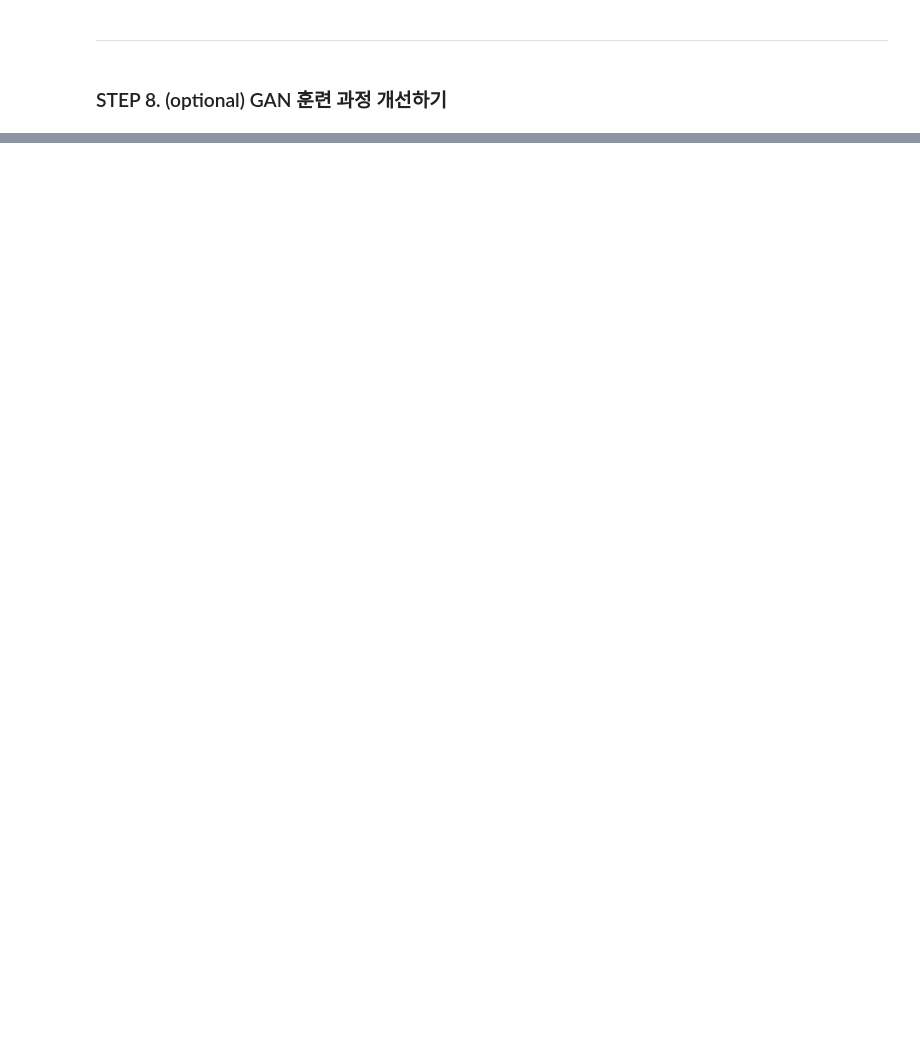
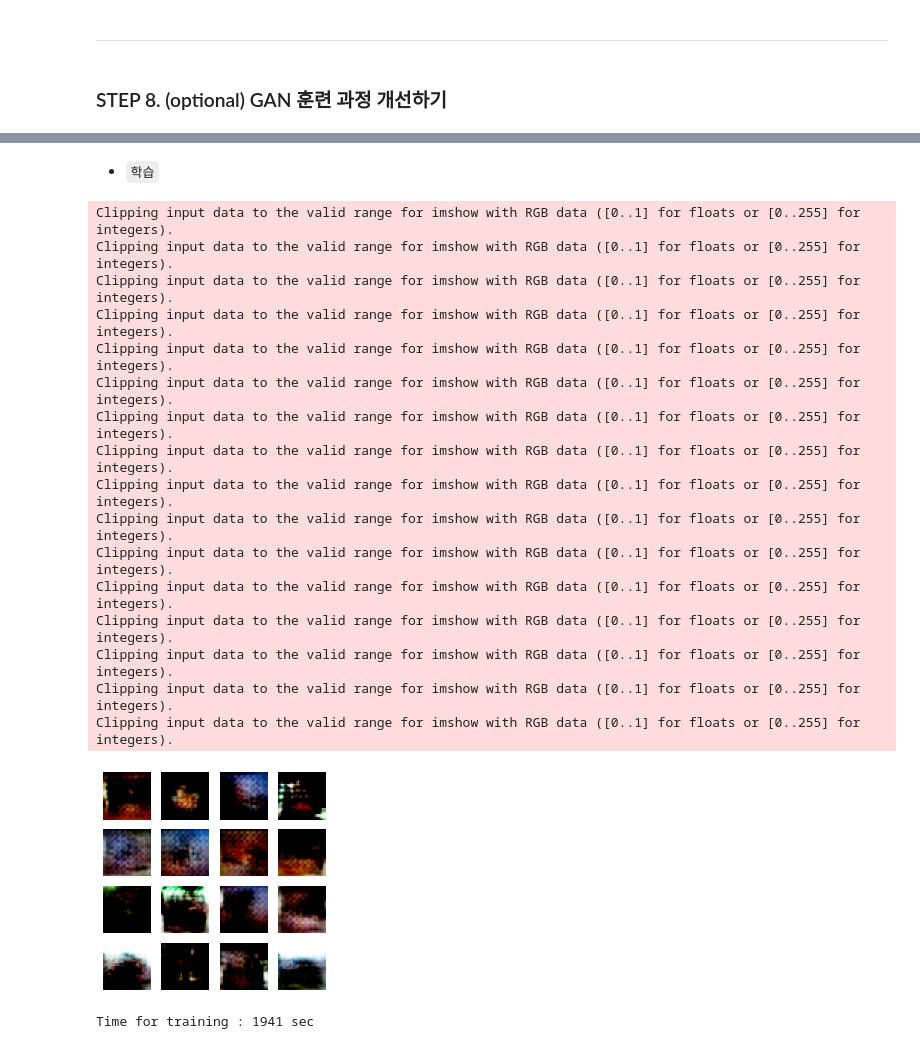
Before and after one commit to NeatyNut/AIFFEL_Online_Quest, a Jupyter notebook: Exploration/Ex04/Exploration_CR7_생성형AI.ipynb, the cells around one changed output, grey strips where cells are left out. Saved outputs shown, nothing was run; the diff lists cells and outputs as text; code cells hidden in the pictures; blank space fills up the shorter version.

```diff
--- a/Exploration/Ex04/Exploration_CR7_생성형AI.ipynb
+++ b/Exploration/Ex04/Exploration_CR7_생성형AI.ipynb
@@ -500,12 +650,43 @@ plt.show()  # 정상적으로 모델이 로드되었다면 랜덤 이미지가
+# %%
+noise_dim = 100
+num_examples_to_generate = 16
+seed = tf.random.normal([num_examples_to_generate, noise_dim])
+
+@tf.function
+def train_step2(images):  #(1) 입력데이터
+    noise = tf.random.normal([BATCH_SIZE, noise_dim])  #(2) 생성자 입력 노이즈
+    with tf.GradientTape() as gen_tape, tf.GradientTape() as disc_tape:  #(3) tf.GradientTape() 오픈
+        generated_images = generator2(noise, training=True)  #(4) generated_images 생성
+
+        #(5) discriminator 판별
+        real_output = discriminator2(images, training=True)
+        fake_output = discriminator2(generated_images, training=True)
+
+        #(6) loss 계산
+        gen_loss = generator_loss(fake_output)
+        disc_loss = discriminator_loss(real_output, fake_output)
+
+        #(7) accuracy 계산
+        real_accuracy, fake_accuracy = discriminator_accuracy(real_output, fake_output)
+
+    #(8) gradient 계산
+    gradients_of_generator = gen_tape.gradient(gen_loss, generator2.trainable_variables)
+    gradients_of_discriminator = disc_tape.gradient(disc_loss, discriminator2.trainable_variables)
+
+    #(9) 모델 학습
+    generator_optimizer.apply_gradients(zip(gradients_of_generator, generator2.trainable_variables))
+    discriminator_optimizer.apply_gradients(zip(gradients_of_discriminator, discriminator2.trainable_variables))
+
+    return gen_loss, disc_loss, real_accuracy, fake_accuracy   #(10) 리턴값
 # %%
-def train2(dataset, epochs, save_every, hist=False):
+def train2(dataset, epochs, save_every):
     start = time.time()
     history = {'gen_loss':[], 'disc_loss':[], 'real_accuracy':[], 'fake_accuracy':[]}
 
     for epoch in range(epochs):
         epoch_start = time.time()
         for it, image_batch in enumerate(dataset):
-            gen_loss, disc_loss, real_accuracy, fake_accuracy = train_step(image_batch)
+            gen_loss, disc_loss, real_accuracy, fake_accuracy = train_step2(image_batch)
             history['gen_loss'].append(gen_loss)
             history['disc_loss'].append(disc_loss)
             history['real_accuracy'].append(real_accuracy)
@@ -513,7 +694,7 @@ def train2(dataset, epochs, save_every, hist=False):
 
             if it % 50 == 0:
                 display.clear_output(wait=True)
-                generate_and_save_images(generator, epoch+1, it+1, seed)
+                generate_and_save_images(generator2, epoch+1, it+1, seed)
                 print('Epoch {} | iter {}'.format(epoch+1, it+1))
                 print('Time for epoch {} : {} sec'.format(epoch+1, int(time.time()-epoch_start)))
 
@@ -521,10 +702,9 @@ def train2(dataset, epochs, save_every, hist=False):
             checkpoint.save(file_prefix=checkpoint_prefix)
 
         display.clear_output(wait=True)
-        generate_and_save_images(generator, epochs, it, seed)
+        generate_and_save_images(generator2, epochs, it, seed)
         print('Time for training : {} sec'.format(int(time.time()-start)))
 
         draw_train_history(history, epoch)
 
-        if hist:
-            return history
+    return history
@@ -552,0 +711,24 @@ Time for training : 175 sec
+# %% [markdown]
+- `학습`
+# %%
+%%time
+history = train2(train_dataset, EPOCHS, save_every)
+# %% [output]
+Clipping input data to the valid range for imshow with RGB data ([0..1] for floats or [0..255] for integers).
+Clipping input data to the valid range for imshow with RGB data ([0..1] for floats or [0..255] for integers).
+Clipping input data to the valid range for imshow with RGB data ([0..1] for floats or [0..255] for integers).
+Clipping input data to the valid range for imshow with RGB data ([0..1] for floats or [0..255] for integers).
+Clipping input data to the valid range for imshow with RGB data ([0..1] for floats or [0..255] for integers).
+Clipping input data to the valid range for imshow with RGB data ([0..1] for floats or [0..255] for integers).
+Clipping input data to the valid range for imshow with RGB data ([0..1] for floats or [0..255] for integers).
+Clipping input data to the valid range for imshow with RGB data ([0..1] for floats or [0..255] for integers).
+Clipping input data to the valid range for imshow with RGB data ([0..1] for floats or [0..255] for integers).
+Clipping input data to the valid range for imshow with RGB data ([0..1] for floats or [0..255] for integers).
+Clipping input data to the valid range for imshow with RGB data ([0..1] for floats or [0..255] for integers).
+Clipping input data to the valid range for imshow with RGB data ([0..1] for floats or [0..255] for integers).
+Clipping input data to the valid range for imshow with RGB data ([0..1] for floats or [0..255] for integers).
+Clipping input data to the valid range for imshow with RGB data ([0..1] for floats or [0..255] for integers).
+Clipping input data to the valid range for imshow with RGB data ([0..1] for floats or [0..255] for integers).
+Clipping input data to the valid range for imshow with RGB data ([0..1] for floats or [0..255] for integers).
+[figure, added]
+Time for training : 1941 sec
```
Also changed, not shown: parts of 34 cells of this notebook, 5 other files.
